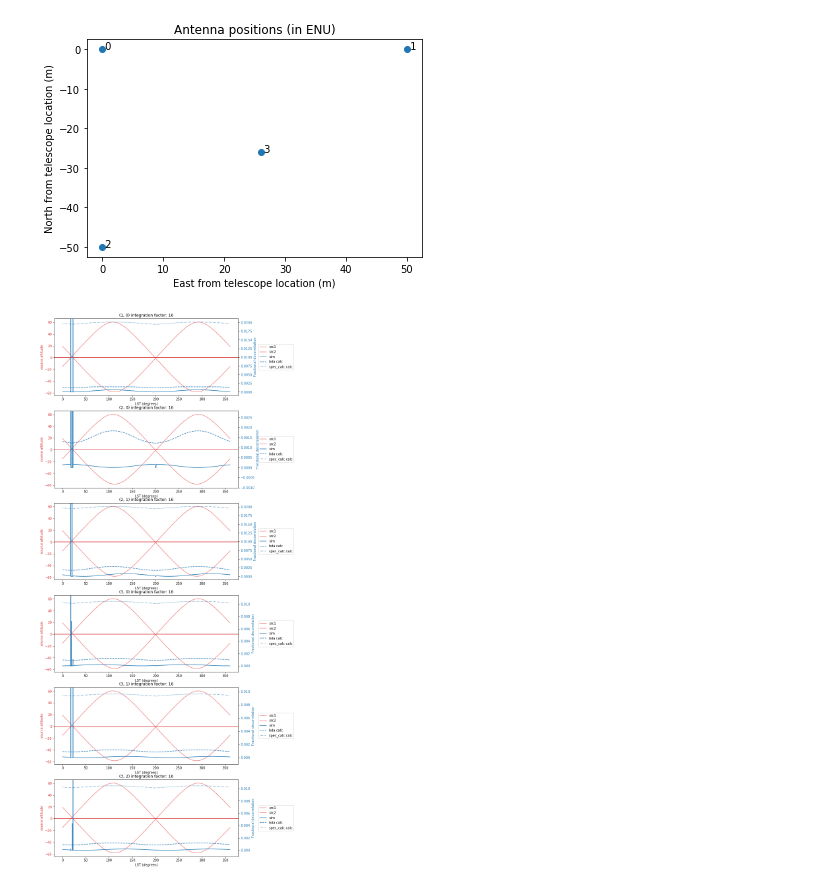
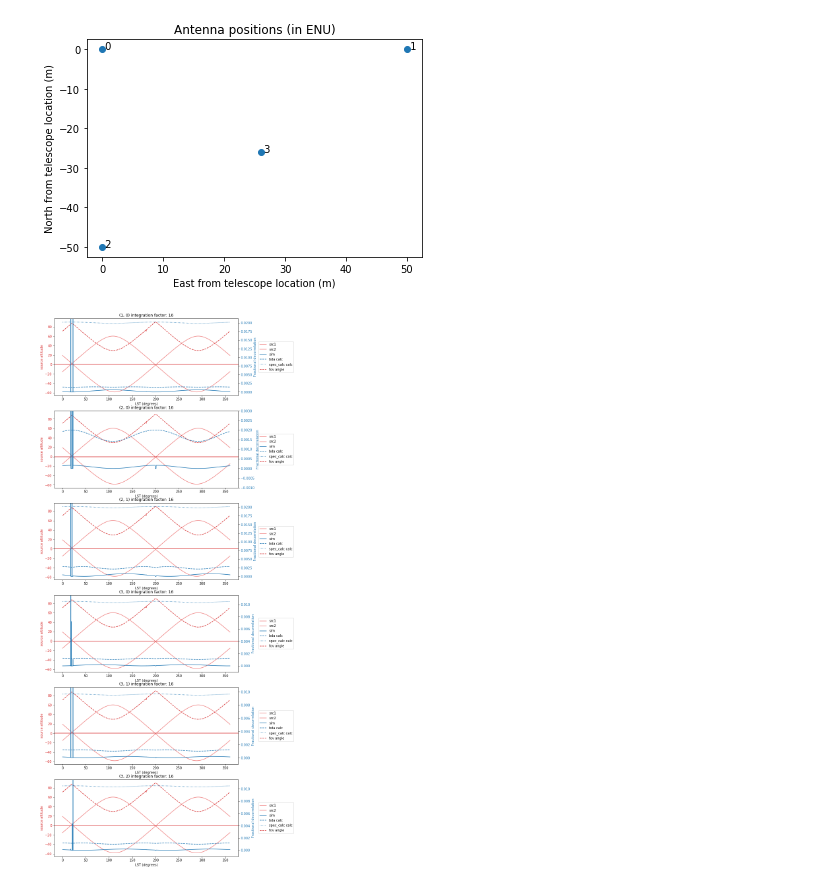
Before and after one commit to bhazelton/random_stuff, a Jupyter notebook: jupyter_notebooks/bda_exploration.ipynb, the cells around one changed output. Saved outputs shown, nothing was run; the diff lists cells and outputs as text; code cells hidden in the pictures.

```diff
--- a/jupyter_notebooks/bda_exploration.ipynb
+++ b/jupyter_notebooks/bda_exploration.ipynb
@@ -395,6 +402,9 @@ input_int_time = np.round(np.unique(uv_in.integration_time), decimals=4) * units
 
 total_decorr_spec_calc = {}
 total_decorr_bda = {}
+calc_times = {}
+calc_lsts = {}
+fov_angle = {}
 for bl in unique_bls:
     wh_bl_in = np.where(uv_in.baseline_array == bl)
     ant_pair = (uv_in.ant_1_array[wh_bl_in[0][0]], uv_in.ant_2_array[wh_bl_in[0][0]])
@@ -413,23 +423,33 @@ for bl in unique_bls:
     print('EW baseline length:', baseline_len_ew_m)
     print('NS baseline length:', baseline_len_ns_m)
 
-    this_int_time = decorr_dict[str(ant_pair)]['integration_factor']*input_int_time
+    this_int_time = decorr_dict[ant_pair]['integration_factor']*input_int_time
 
+    wh_bl_bda = np.where(uv_bda.baseline_array == bl)
     this_time_array = uv_bda.get_times(ant_pair)
+    this_lst_array = uv_bda.lst_array[wh_bl_bda[0]]
 
     chan_width = (1 * units.kHz)
-    corr_FoV_angle = Angle(90., units.degree)
     freq = uv_bda.freq_array[0, 0]*units.Hz
 
     decorr_pre_int = decorr_calc.decorr_pre_fs_int_time(freq, baseline_len_m, input_int_time)
 
     total_decorr_spec_calc[ant_pair] = []
     total_decorr_bda[ant_pair] = []
-    for jd in this_time_array:
+    calc_times[ant_pair] = []
+    calc_lsts[ant_pair] = []
+    fov_angle[ant_pair] = []
+    for ind, jd in enumerate(this_time_array):
         wh_jd = np.where(time_obj_array.jd == jd)
         assert wh_jd[0].size == 1
-        max_alt = max([src1_altaz[wh_jd].alt, src2_altaz[wh_jd].alt])
-        corr_FoV_angle = max_alt
+        calc_times[ant_pair].append(jd)
+        calc_lsts[ant_pair].append(this_lst_array[ind])
+
+        max_alt = max([src1_altaz[wh_jd].alt, src2_altaz[wh_jd].alt, Angle(0., units.degree)])
+        corr_FoV_angle = Angle(90., units.degree) - max_alt
+        assert corr_FoV_angle.degree >= 0, 'fov angle less than zero. Angle is: ' + str(corr_FoV_angle.degree)
+        assert corr_FoV_angle.degree <= 90, 'fov angle greater than 90 degrees. Angle is: ' + str(corr_FoV_angle.degree)
+        fov_angle[ant_pair].append(corr_FoV_angle.degree)
 
         decorrelations = spec_calcs.decorrelations(frequency=freq,
                                                    baseline=baseline_len_ew_m,
@@ -453,6 +473,9 @@ for bl in unique_bls:
 
     total_decorr_spec_calc[ant_pair] = np.array(total_decorr_spec_calc[ant_pair])
     total_decorr_bda[ant_pair] = np.array(total_decorr_bda[ant_pair])
+    calc_times[ant_pair] = np.array(calc_times[ant_pair])
+    calc_lsts[ant_pair] = np.array(calc_lsts[ant_pair])
+    fov_angle[ant_pair] = np.array(fov_angle[ant_pair])
     print('max total decorrelation (spec_calc): ', np.max(total_decorr_spec_calc[ant_pair]))
     print('max total decorrelation (bda): ', np.max(total_decorr_bda[ant_pair]))
     print('')
@@ -522,37 +545,43 @@ for index, bl in enumerate(unique_bls):
                    color=src1_color, label='src1')
     ln2 = ax1.plot(time_obj_lst_array[sort_inds], src2_altaz[sort_inds].alt,
                    color=src1_color, label='src2')
     ax1.tick_params(axis='y', labelcolor=color)
     ax1.axhline(color=color)
 
     ax2 = ax1.twinx()
     color = 'tab:blue'
     ax2.set_ylabel('Fractional decorrelation', color=color)
     # sort by the lsts so we don't get weird lines
-    sort_inds = np.argsort(bl_lst_array)
-    ln3 = ax2.plot(bl_lst_array[sort_inds], decorr_dict[str(ant_pair)]['frac_decorr'][:, :, 0][sort_inds],
+    lst_array = np.rad2deg(np.array(sim_lsts[ant_pair]))
+    sort_inds = np.argsort(lst_array)
+    ln3 = ax2.plot(lst_array[sort_inds], decorr_dict[ant_pair]['frac_decorr'][:, :, 0][sort_inds],
                    label='sim')
     ax2.tick_params(axis='y', labelcolor=color)
     ax2.set_ylim(-0.001, np.nanmax([total_decorr_bda[ant_pair], total_decorr_spec_calc[ant_pair]])+0.001)
 
-    ln4 = ax2.plot(bl_lst_array[sort_inds], total_decorr_bda[ant_pair][sort_inds], color=color,
+    lst_array = np.rad2deg(np.array(calc_lsts[ant_pair]))
+    sort_inds = np.argsort(lst_array)
+    ln4 = ax2.plot(lst_array[sort_inds], total_decorr_bda[ant_pair][sort_inds], color=color,
                    linestyle='--', label='bda calc')
-    ln5 = ax2.plot(bl_lst_array[sort_inds], total_decorr_spec_calc[ant_pair][sort_inds], color=color,
+    ln5 = ax2.plot(lst_array[sort_inds], total_decorr_spec_calc[ant_pair][sort_inds], color=color,
                    linestyle=':', label='spec_calc calc')
 
-    plt.title(str(ant_pair) + ' integration factor: ' + str(decorr_dict[str(ant_pair)]['integration_factor']))
+    ln6 = ax1.plot(lst_array[sort_inds], fov_angle[ant_pair][sort_inds], color='tab:red',
+               linestyle='--', label='fov angle')
 
-    lns = ln1 + ln2 + ln3 + ln4 + ln5
+    plt.title(str(ant_pair) + ' integration factor: ' + str(decorr_dict[ant_pair]['integration_factor']))
+
+    lns = ln1 + ln2 + ln3 + ln4 + ln5 + ln6
     labs = [l.get_label() for l in lns]
 
 
     # Shrink current axis by 50%
     box = ax1.get_position()
     ax1.set_position([box.x0, box.y0, box.width * 0.5, box.height])
 
     # Put a legend to the right of the current axis
     ax2.legend(lns, labs, loc='center left', bbox_to_anchor=(1.1, 0.5))
 
 plt.show()
 # %% [output]
-[figure, old version]
+[figure, new version]
```
Also changed, not shown: parts of 2 cells of this notebook.
